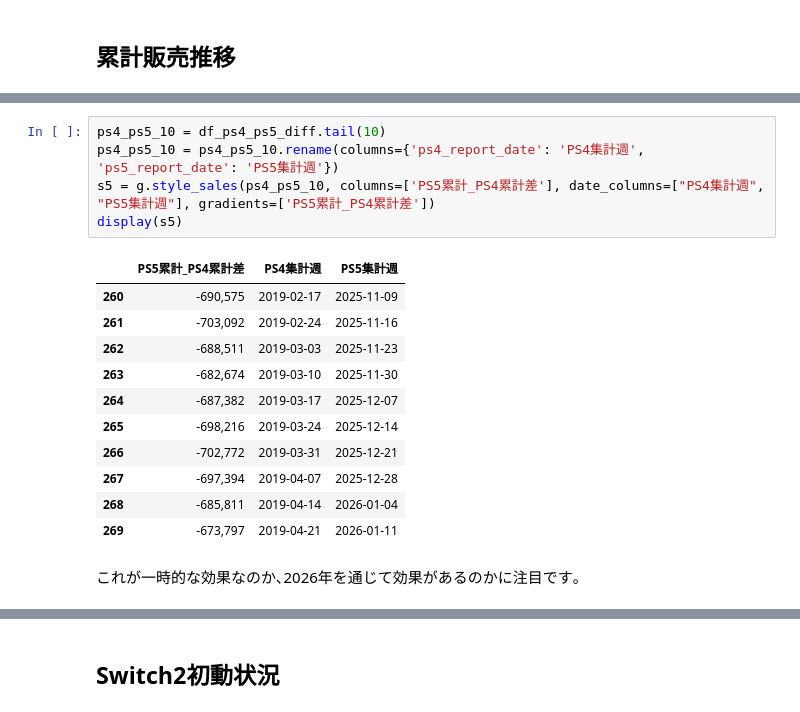
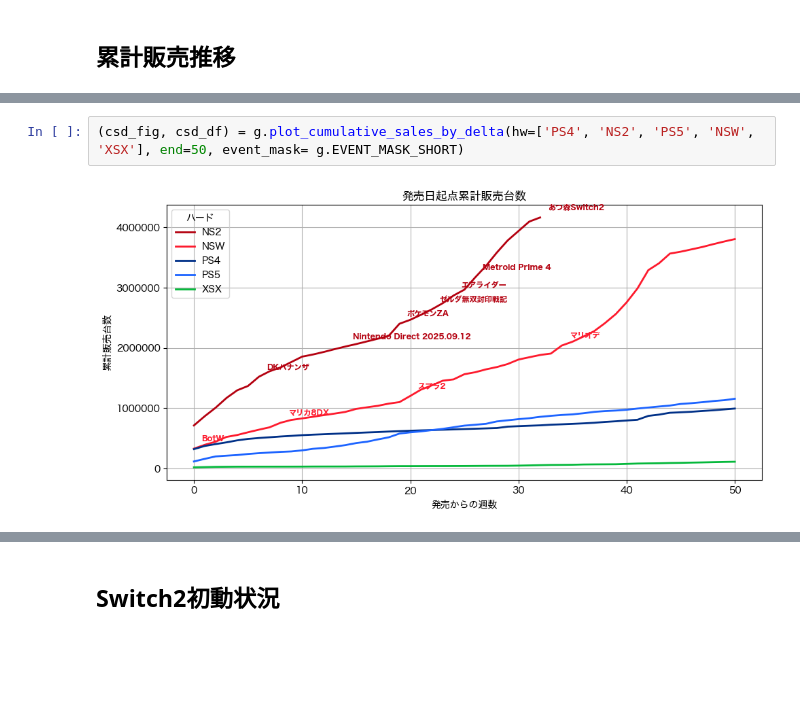
Before and after one commit to hidenden/gamedata, a Jupyter notebook: notebook/report/weekly_report.ipynb, the cells around one changed output, grey strips where cells are left out. Drawn from its saved outputs; the diff is of its cells as text; blank space fills up the shorter version.

Commit message:
Report 2026.01.18

```diff
--- a/notebook/report/weekly_report.ipynb
+++ b/notebook/report/weekly_report.ipynb
@@ -259,19 +195,4 @@ PS5とPS4の差は値下げ版発売週直前の2025/11/16に最低値の-703,09
-# %%
-ps4_ps5_10 = df_ps4_ps5_diff.tail(10)
-ps4_ps5_10 = ps4_ps5_10.rename(columns={'ps4_report_date': 'PS4集計週', 'ps5_report_date': 'PS5集計週'})
-s5 = g.style_sales(ps4_ps5_10, columns=['PS5累計_PS4累計差'], date_columns=["PS4集計週", "PS5集計週"], gradients=['PS5累計_PS4累計差'])
-display(s5)
-# %% [output]
-|  | PS5累計_PS4累計差 | PS4集計週 | PS5集計週 |
-| 260 | -690,575 | 2019-02-17 | 2025-11-09 |
-| 261 | -703,092 | 2019-02-24 | 2025-11-16 |
-| 262 | -688,511 | 2019-03-03 | 2025-11-23 |
-| 263 | -682,674 | 2019-03-10 | 2025-11-30 |
-| 264 | -687,382 | 2019-03-17 | 2025-12-07 |
-| 265 | -698,216 | 2019-03-24 | 2025-12-14 |
-| 266 | -702,772 | 2019-03-31 | 2025-12-21 |
-| 267 | -697,394 | 2019-04-07 | 2025-12-28 |
-| 268 | -685,811 | 2019-04-14 | 2026-01-04 |
-| 269 | -673,797 | 2019-04-21 | 2026-01-11 |
-# %% [markdown]
-これが一時的な効果なのか､2026年を通じて効果があるのかに注目です｡
+# %%
+(csd_fig, csd_df) = g.plot_cumulative_sales_by_delta(hw=['PS4', 'NS2', 'PS5', 'NSW', 'XSX'], end=50, event_mask= g.EVENT_MASK_SHORT)
+# %% [output]
+[figure, added]
```
Also changed, not shown: parts of 38 cells of this notebook, 9 other files.
